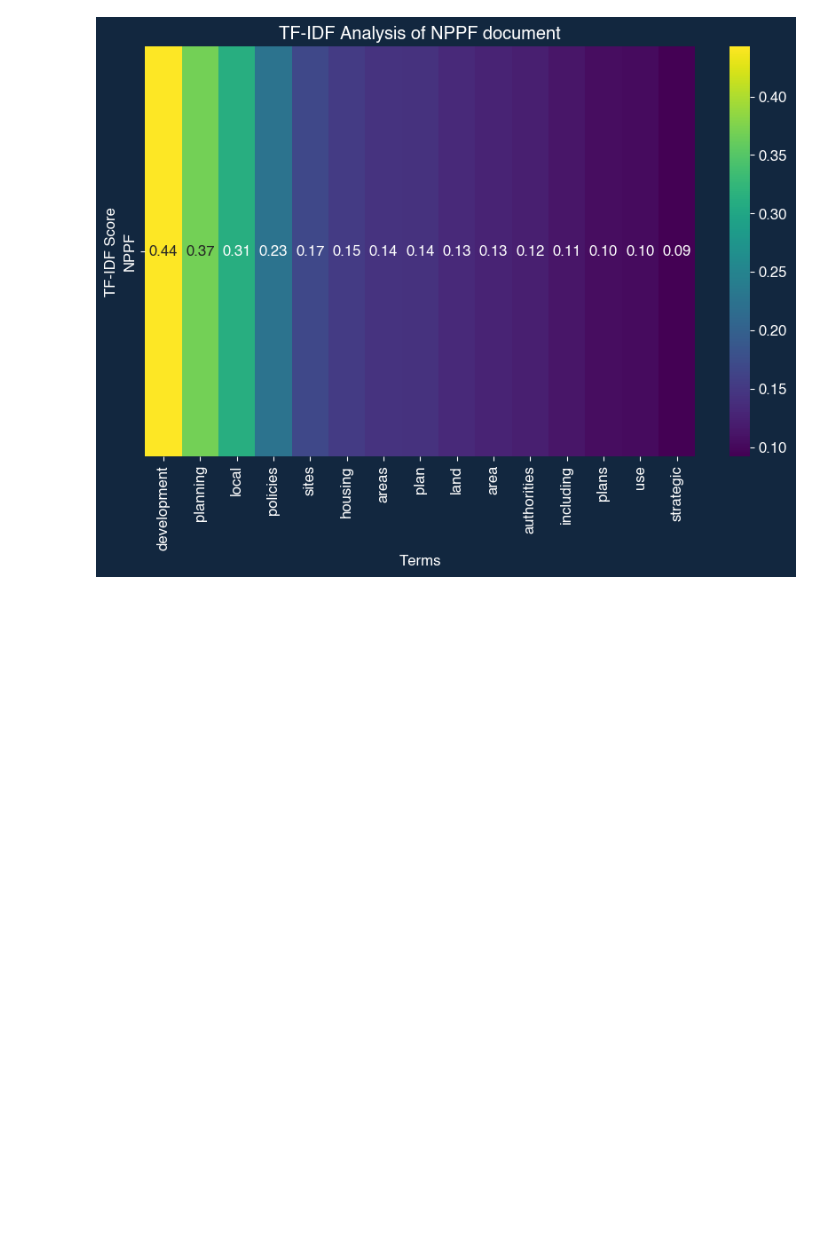
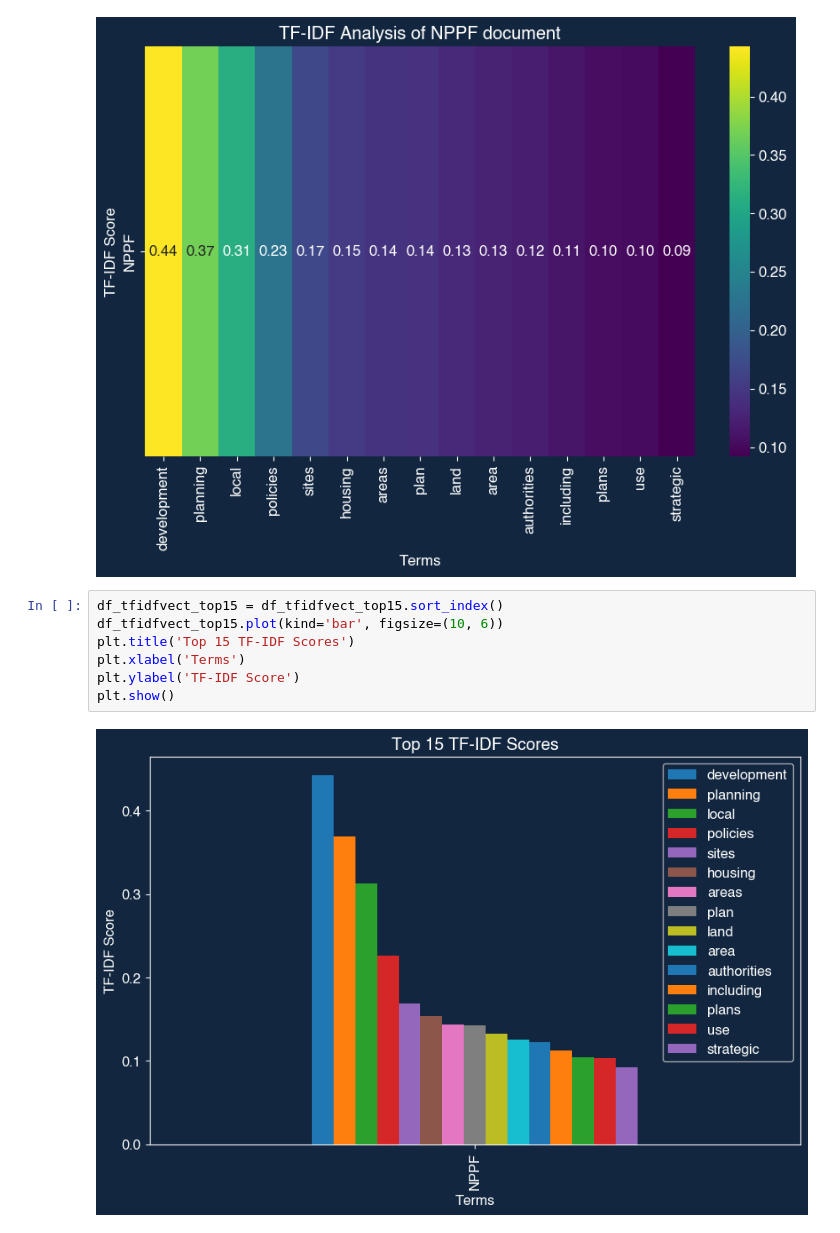
Before and after one commit to george-m2/uk-levelling-up-data-mining, a Jupyter notebook: govTextExtraction.ipynb, the cells around one changed output. Saved outputs shown, nothing was run; the diff lists cells and outputs as text; blank space fills up the shorter version.

Commit message:
added tfidf bar graph

```diff
--- a/govTextExtraction.ipynb
+++ b/govTextExtraction.ipynb
@@ -190,3 +190,12 @@ plt.ylabel('TF-IDF Score')
 plt.show()
 # %% [output]
 [figure]
+# %%
+df_tfidfvect_top15 = df_tfidfvect_top15.sort_index()
+df_tfidfvect_top15.plot(kind='bar', figsize=(10, 6))
+plt.title('Top 15 TF-IDF Scores')
+plt.xlabel('Terms')
+plt.ylabel('TF-IDF Score')
+plt.show()
+# %% [output]
+[figure, added]
```
